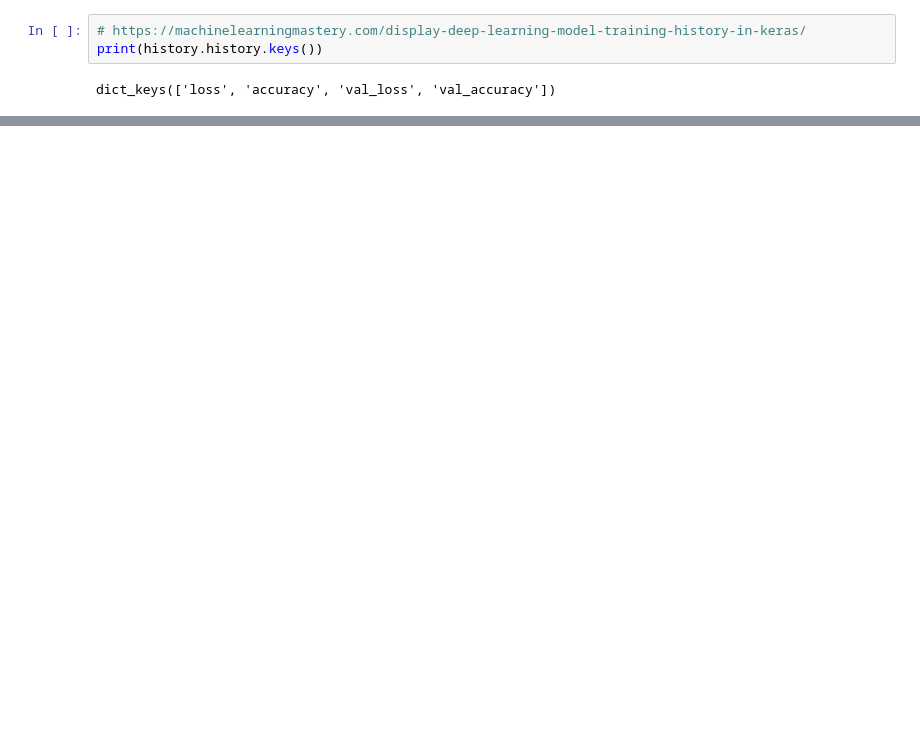
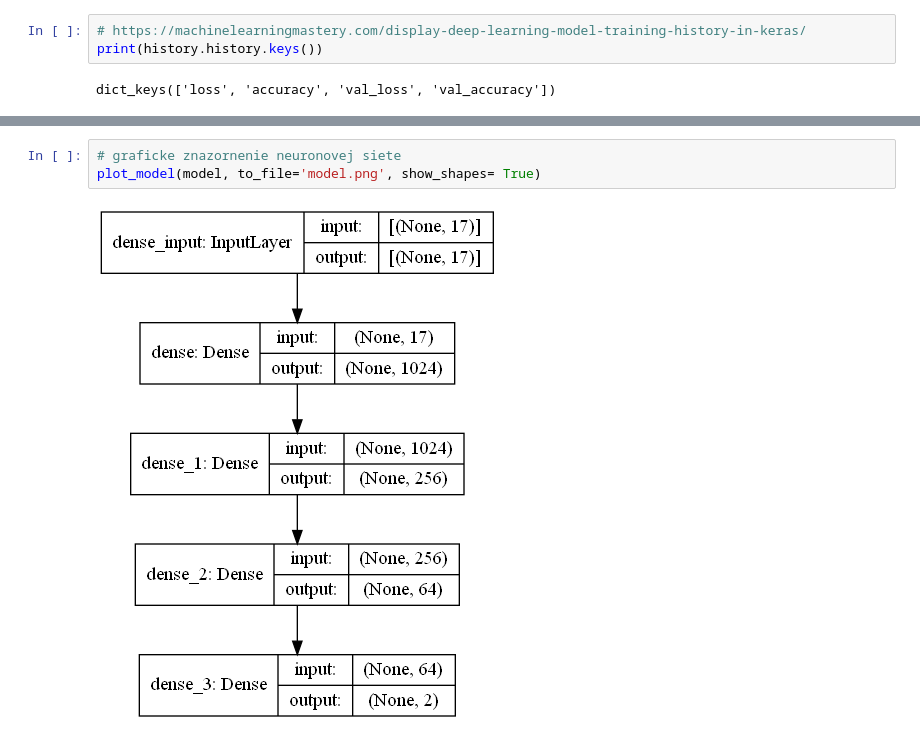
Before and after one commit to janex98/Petras_NS2021, a Jupyter notebook: Petras_projekt_NS.ipynb, the cells around one changed output, grey strips where cells are left out. Cells and saved outputs as stored; diff of their text form; blank space fills up the shorter version.

```diff
--- a/Petras_projekt_NS.ipynb
+++ b/Petras_projekt_NS.ipynb
@@ -393,3 +409,8 @@ print(score)
+# %%
+# graficke znazornenie neuronovej siete
+plot_model(model, to_file='model.png', show_shapes= True)
+# %% [output]
+[figure, added]
 # %%
 # Graf zobrazujuci presnost modelu
 plt.plot(history.history['val_accuracy'])
```
Also changed, not shown: parts of 16 cells of this notebook.
